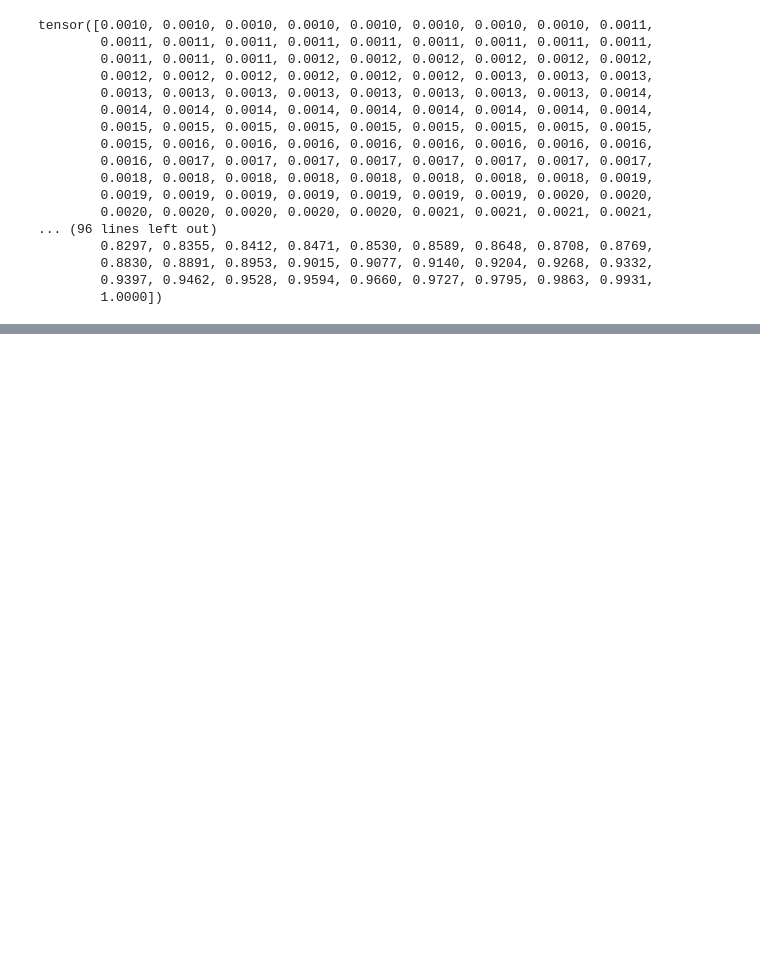
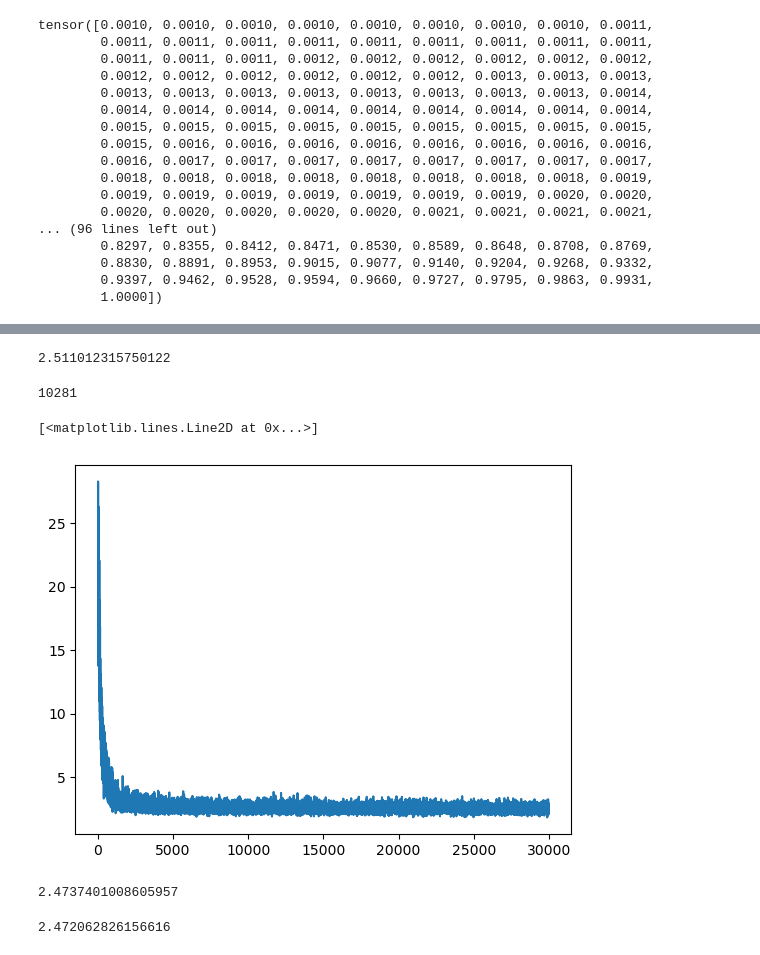
Before and after one commit to rgparekh/Makemore, a Jupyter notebook: Makemore MLP.ipynb, the cells around one changed output, grey strips where cells are left out. Drawn from its saved outputs; the diff is of its cells as text; code cells hidden in the pictures; blank space fills up the shorter version.

```diff
--- a/Makemore MLP.ipynb
+++ b/Makemore MLP.ipynb
@@ -707,0 +722,3 @@ print(loss.item())
+# %%
+for p in parameters:
+    p.requires_grad = True
@@ -707,0 +786,9 @@ print(loss.item())
+# %%
+# Evaluate loss on validation set
+emb = C[Xval] #(32, 3,2)
+h = torch.tanh(emb.view(-1,6) @ W1 + b1) # (32, 100)
+logits = h @ W2 + b2 # (32, 27)
+loss = F.cross_entropy(logits, Yval)
+print(loss.item())
+# %% [output]
+2.511012315750122
@@ -707,0 +807,67 @@ print(loss.item())
+# %%
+for p in parameters:
+    p.requires_grad = True
+# %%
+sum(p.nelement() for p in parameters) # Number of parameters
+# %% [output]
+10281
+# %%
+# Set up training of the neural network
+#eta = 0.1
+# eta = 0.05
+eta = 0.01
+
+# Keep track of the stats
+lri = []
+lossi = []
+stepi = []
+
+for i in range(30000):
+
+    # Construct minibatch
+    idx = torch.randint(0, Xtrg.shape[0], (32,))
+
+    # Forward pass
+    emb = C[Xtrg[idx]] #(32, 3,2)
+    h = torch.tanh(emb.view(-1,6) @ W1 + b1) # (32, 100)
+    logits = h @ W2 + b2 # (32, 27)
+    loss = F.cross_entropy(logits, Ytrg[idx])
+    # print(loss.item())
+
+    # Backward pass
+    for p in parameters:
+        p.grad = None
+    loss.backward()
+
+    # Parameter update
+    for p in parameters:
+        p.data += -eta * p.grad
+
+    stepi.append(i)
+    lossi.append(loss.item())
+
+# print(loss.item())
+# %%
+# Plot Steps against the Loss
+plt.plot(stepi, lossi)
+# %% [output]
+[<matplotlib.lines.Line2D at 0x...>]
+[figure, added]
+# %%
+# Evaluate loss on training set
+emb = C[Xtrg] #(32, 3,2)
+h = torch.tanh(emb.view(-1,6) @ W1 + b1) # (32, 100)
+logits = h @ W2 + b2 # (32, 27)
+loss = F.cross_entropy(logits, Ytrg)
+print(loss.item())
+# %% [output]
+2.4737401008605957
+# %%
+# Evaluate loss on validation set
+emb = C[Xval] #(32, 3,2)
+h = torch.tanh(emb.view(-1,6) @ W1 + b1) # (32, 100)
+logits = h @ W2 + b2 # (32, 27)
+loss = F.cross_entropy(logits, Yval)
+print(loss.item())
+# %% [output]
+2.472062826156616
```
Also changed, not shown: parts of 34 cells of this notebook.
